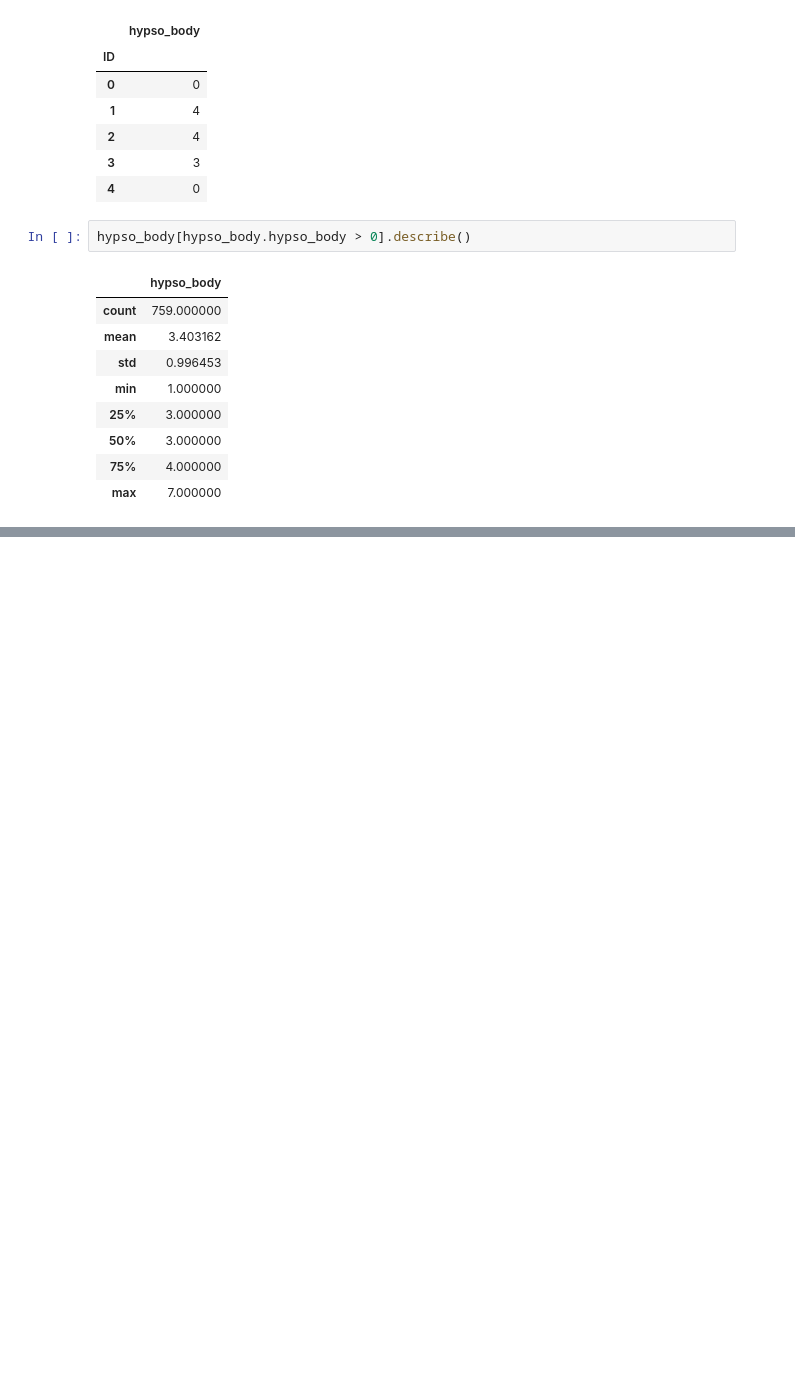
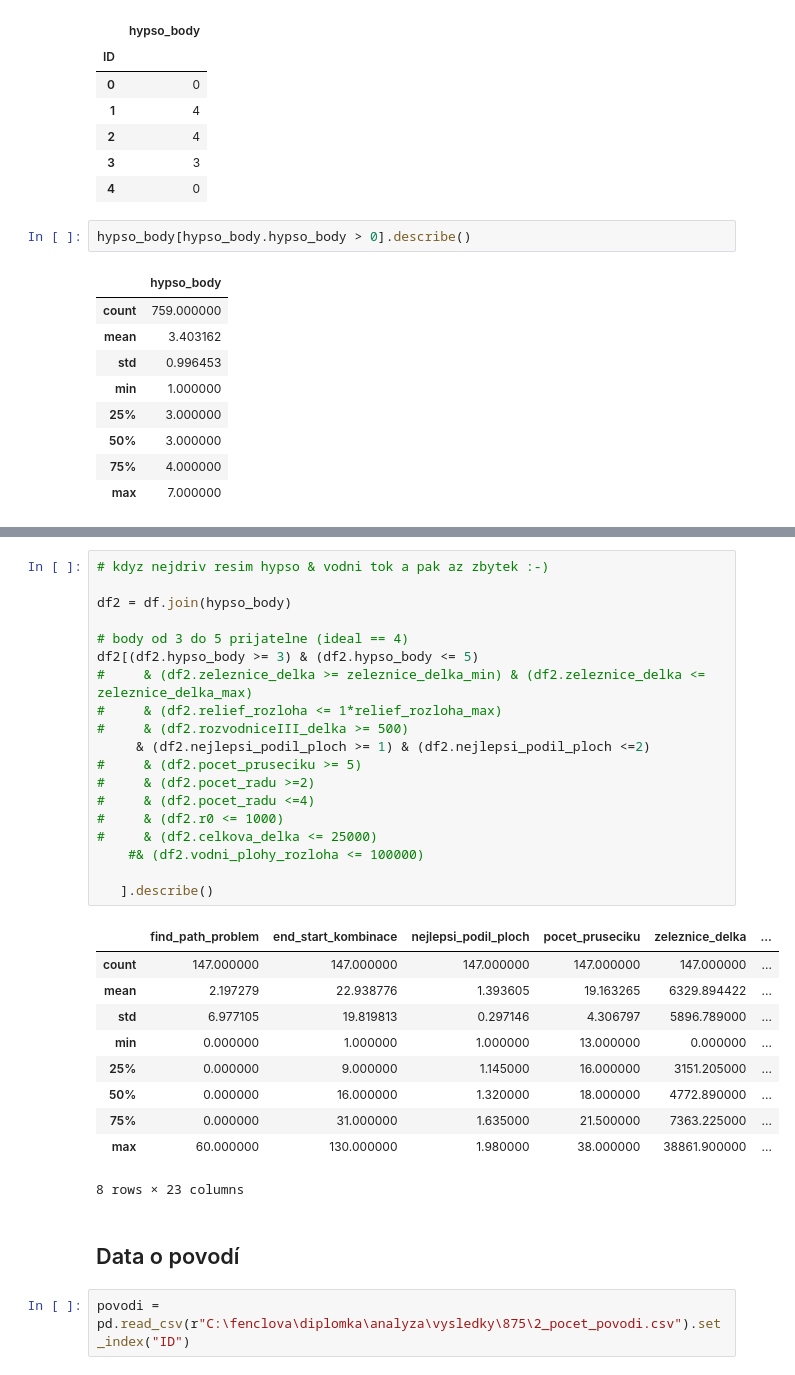
Before and after one commit to fenclova/jupyter-diplomka, a Jupyter notebook: 0a_predvyber_analyza875.ipynb, the cells around one changed output, grey strips where cells are left out. Drawn from its saved outputs; the diff is of its cells as text; blank space fills up the shorter version.

```diff
--- a/0a_predvyber_analyza875.ipynb
+++ b/0a_predvyber_analyza875.ipynb
@@ -147,0 +157,34 @@ df2[(df2.hypso_body >= 2) & (df2.hypso_body <= 7)].describe()
+# %%
+# kdyz nejdriv resim hypso & vodni tok a pak az zbytek :-)
+
+df2 = df.join(hypso_body)
+
+# body od 3 do 5 prijatelne (ideal == 4)
+df2[(df2.hypso_body >= 3) & (df2.hypso_body <= 5)
+#     & (df2.zeleznice_delka >= zeleznice_delka_min) & (df2.zeleznice_delka <= zeleznice_delka_max)
+#     & (df2.relief_rozloha <= 1*relief_rozloha_max)
+#     & (df2.rozvodniceIII_delka >= 500)
+     & (df2.nejlepsi_podil_ploch >= 1) & (df2.nejlepsi_podil_ploch <=2)
+#     & (df2.pocet_pruseciku >= 5)
+#     & (df2.pocet_radu >=2)
+#     & (df2.pocet_radu <=4)
+#     & (df2.r0 <= 1000)
+#     & (df2.celkova_delka <= 25000)
+    #& (df2.vodni_plohy_rozloha <= 100000)
+
+   ].describe()
+# %% [output]
+|  | find_path_problem | end_start_kombinace | nejlepsi_podil_ploch | pocet_pruseciku | zeleznice_delka | ... |
+| count | 147.000000 | 147.000000 | 147.000000 | 147.000000 | 147.000000 | ... |
+| mean | 2.197279 | 22.938776 | 1.393605 | 19.163265 | 6329.894422 | ... |
+| std | 6.977105 | 19.819813 | 0.297146 | 4.306797 | 5896.789000 | ... |
+| min | 0.000000 | 1.000000 | 1.000000 | 13.000000 | 0.000000 | ... |
+| 25% | 0.000000 | 9.000000 | 1.145000 | 16.000000 | 3151.205000 | ... |
+| 50% | 0.000000 | 16.000000 | 1.320000 | 18.000000 | 4772.890000 | ... |
+| 75% | 0.000000 | 31.000000 | 1.635000 | 21.500000 | 7363.225000 | ... |
+| max | 60.000000 | 130.000000 | 1.980000 | 38.000000 | 38861.900000 | ... |
+8 rows × 23 columns
+# %% [markdown]
+## Data o povodí
+# %%
+povodi = pd.read_csv(r"C:\fenclova\diplomka\analyza\vysledky\875\2_pocet_povodi.csv").set_index("ID")
```
Also changed, not shown: parts of 9 cells of this notebook, 1 other file.
